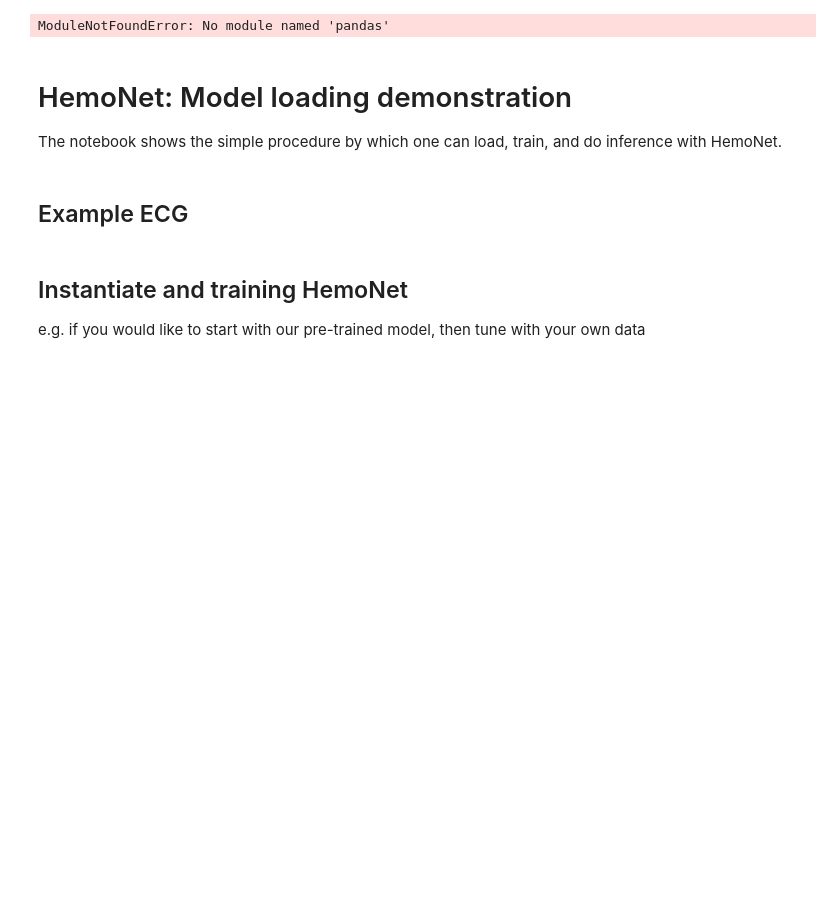
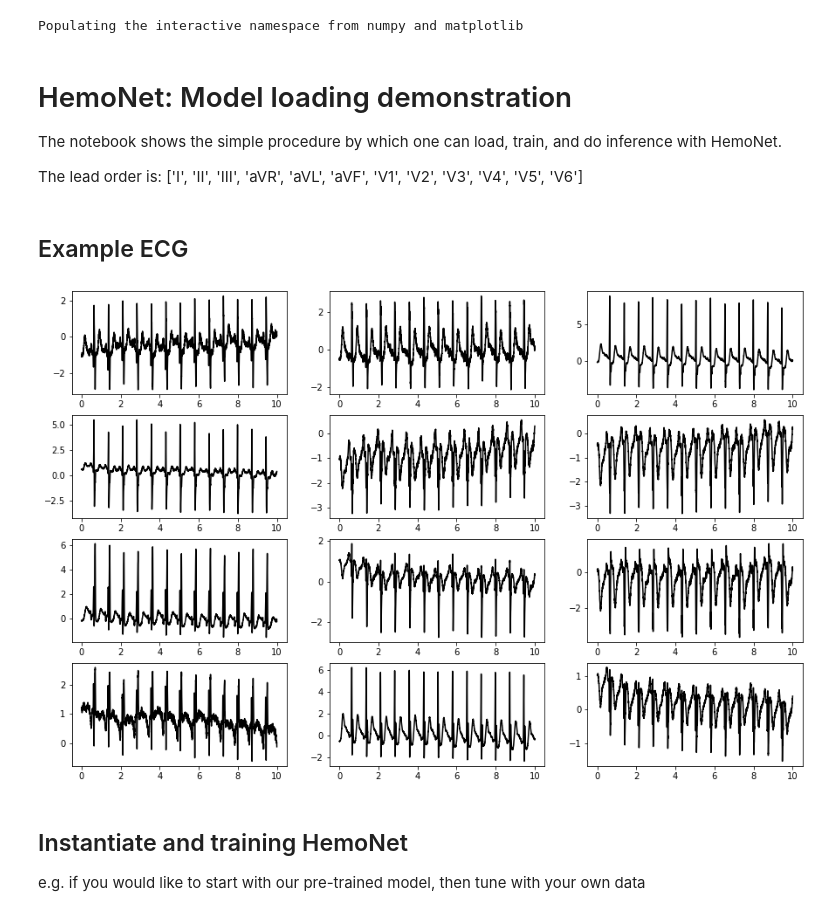
Before and after one commit to daphneschles/RHCnet, a Jupyter notebook: Examples/model_loading_demo.ipynb, the cells around one changed output. Cells and saved outputs as stored; diff of their text form; code cells hidden in the pictures; blank space fills up the shorter version.

```diff
--- a/Examples/model_loading_demo.ipynb
+++ b/Examples/model_loading_demo.ipynb
@@ -16,13 +16,39 @@ from network_tools import *
 from hnet import *
 
 %pylab inline
+
+# path to the pre-trained model
+PRE_TRAINED_MODEL_PATH = '../SavedModels/ecg_supervised_224.h5'
 # %% [output]
-ModuleNotFoundError: No module named 'pandas'
+Populating the interactive namespace from numpy and matplotlib
 # %% [markdown]
 # HemoNet: Model loading demonstration
 The notebook shows the simple procedure by which one can load, train, and do inference with HemoNet.
+
+The lead order is: ['I', 'II', 'III', 'aVR', 'aVL', 'aVF', 'V1', 'V2', 'V3', 'V4', 'V5', 'V6']
 # %% [markdown]
 ## Example ECG
+# %%
+# load the file
+ecg_ex = pd.read_csv('samples.csv')
+
+# a bit of processing
+ecg_array = np.array(ecg_ex[ecg_ex.columns[1:13]].iloc[1:,:].astype(float))
+
+# downsample to 500 Hz, to get the right shape
+ecg_array = ecg_array[::2,:]
+time = np.linspace(0,10,5000)
+
+# an input ECG is normalized by the mean and variance of all the samples in that ECG
+ecg_array -= np.mean(ecg_array)
+ecg_array /= np.std(ecg_array)
+
+# plot the normalized ECGs
+figs, axs = plt.subplots(4,3,figsize=[15,10])
+for i in range(12) :
+    axs[i%4,i%3].plot(time,ecg_array[:,i], 'k')
+# %% [output]
+[figure, added]
 # %% [markdown]
 ## Instantiate and training HemoNet
 e.g. if you would like to start with our pre-trained model, then tune with your own data
```
Also changed, not shown: parts of 6 cells of this notebook.
